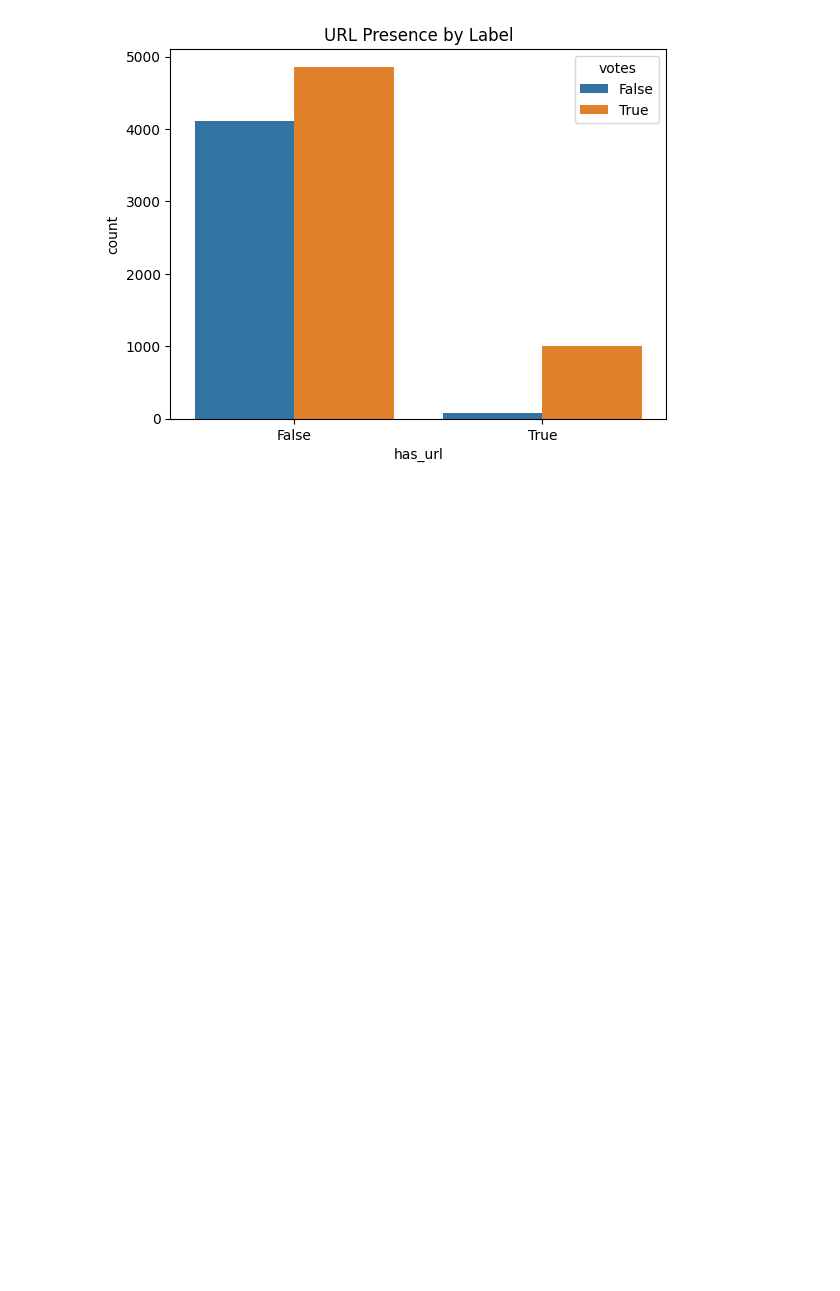
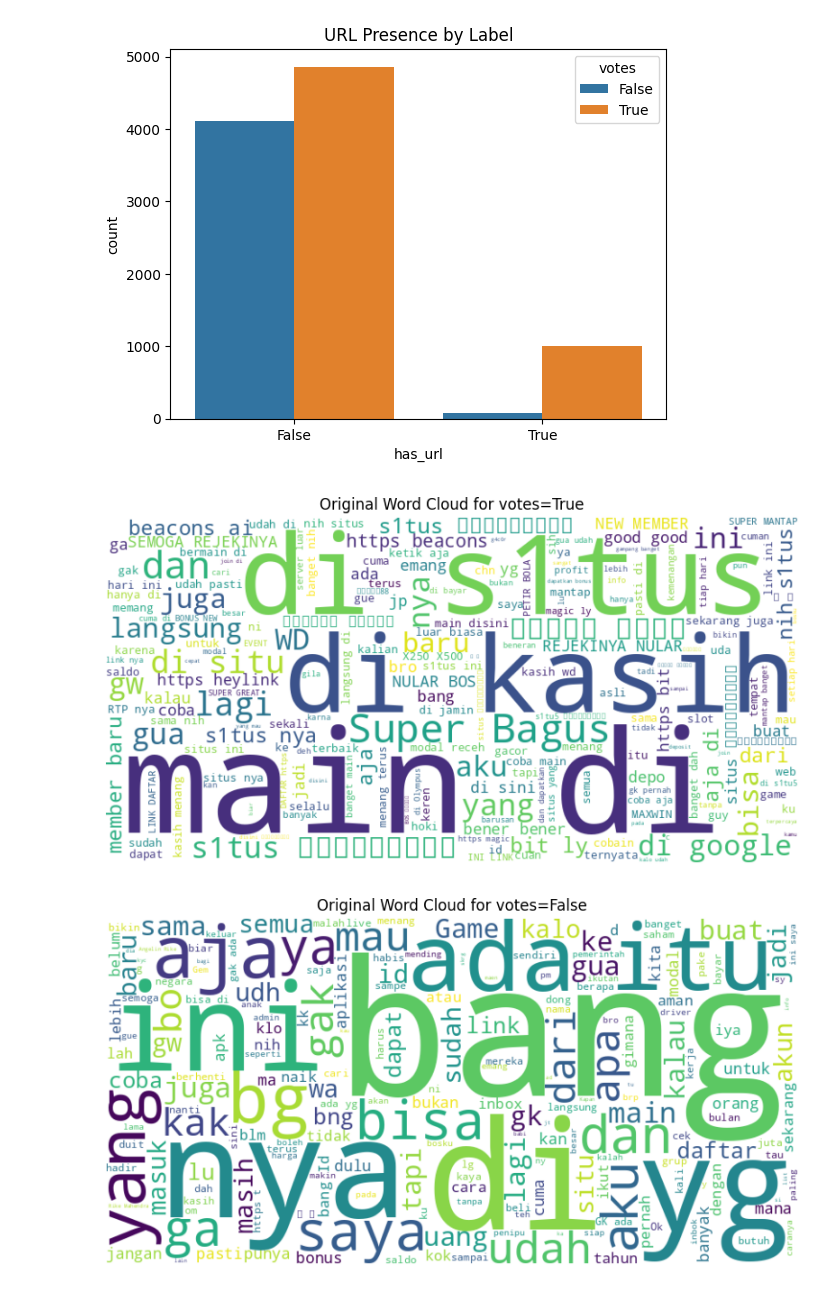
Before and after one commit to M4RV3L24/Online-Gambling-Detection-using-IndoBERTweet, a Jupyter notebook: Preprocessing/data_analysis.ipynb, the cells around one changed output. Saved outputs shown, nothing was run; the diff lists cells and outputs as text; code cells hidden in the pictures; blank space fills up the shorter version.

```diff
--- a/Preprocessing/data_analysis.ipynb
+++ b/Preprocessing/data_analysis.ipynb
@@ -130,3 +158,16 @@ try:
     print(df.groupby('votes')['sentiment'].describe())
 except ImportError:
     print('TextBlob not installed. Sentiment analysis skipped.')
+# %%
+# Original word cloud for each label (no stopwords, no duplicate removal, no punctuation cleaning)
+for label in [True, False]:
+    texts = ' '.join(df[df['votes']==label]['text'].dropna().astype(str))
+    wordcloud = WordCloud(width=800, height=400, background_color='white').generate(texts)
+    plt.figure(figsize=(10,5))
+    plt.imshow(wordcloud, interpolation='bilinear')
+    plt.axis('off')
+    plt.title(f'Original Word Cloud for votes={label}')
+    plt.show()
+# %% [output]
+[figure, added]
+[figure, added]
```
Also changed, not shown: parts of 2 cells of this notebook.
